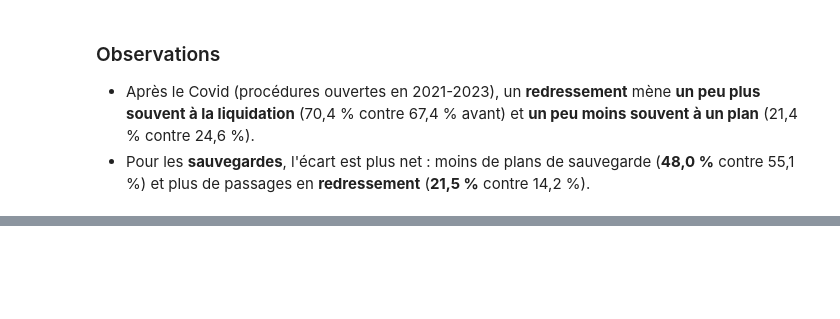
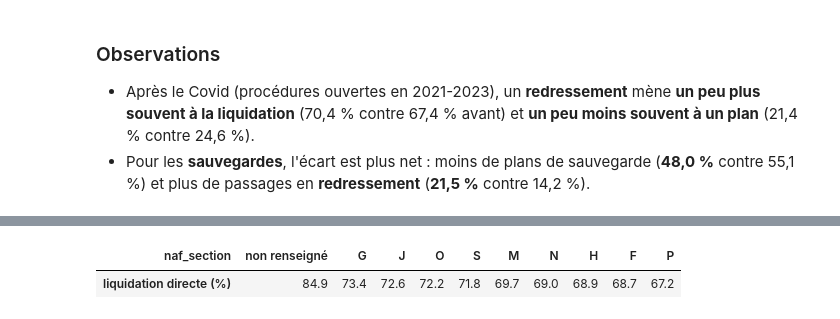
Before and after one commit to Kez0X/analyse-defaillances-entreprises, a Jupyter notebook: notebooks/axes/parcours.ipynb, the cells around one changed output, grey strips where cells are left out. Cells and saved outputs as stored; diff of their text form; code cells hidden in the pictures; blank space fills up the shorter version.

```diff
--- a/notebooks/axes/parcours.ipynb
+++ b/notebooks/axes/parcours.ipynb
@@ -403,0 +461,7 @@ comparaison.loc[["Redressement judiciaire", "Sauvegarde", "Liquidation judiciair
+# %%
+# Exemple : part des liquidations directes par secteur
+po = premiere_ouverture.groupby(["naf_section", "premiere"])["entreprises"].sum().unstack(fill_value=0)
+(100 * po["Liquidation judiciaire"] / po.sum(axis=1)).sort_values(ascending=False).round(1).head(10).to_frame("liquidation directe (%)").T
+# %% [output]
+| naf_section | non renseigné | G | J | O | S | M | N | H | F | P |
+| liquidation directe (%) | 84.9 | 73.4 | 72.6 | 72.2 | 71.8 | 69.7 | 69.0 | 68.9 | 68.7 | 67.2 |
```
Also changed, not shown: parts of 7 cells of this notebook, 4 other files.
